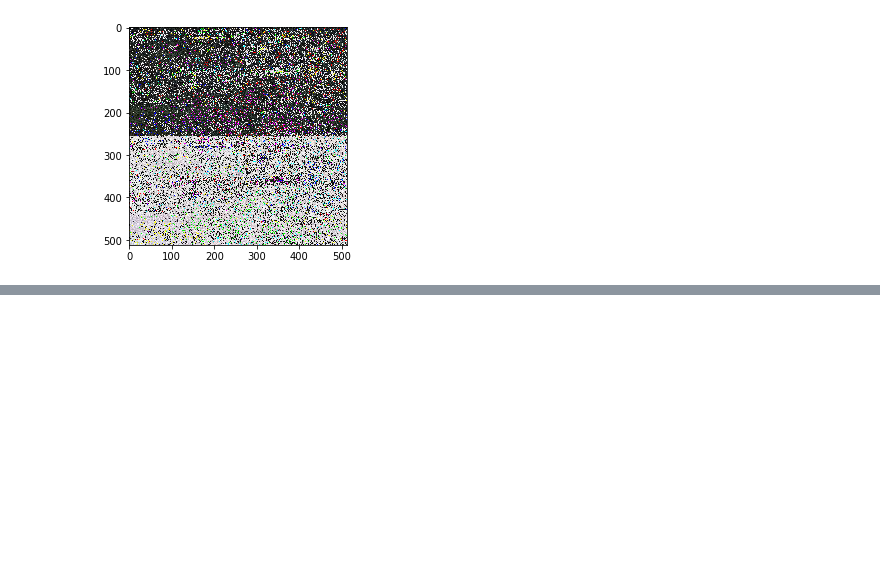
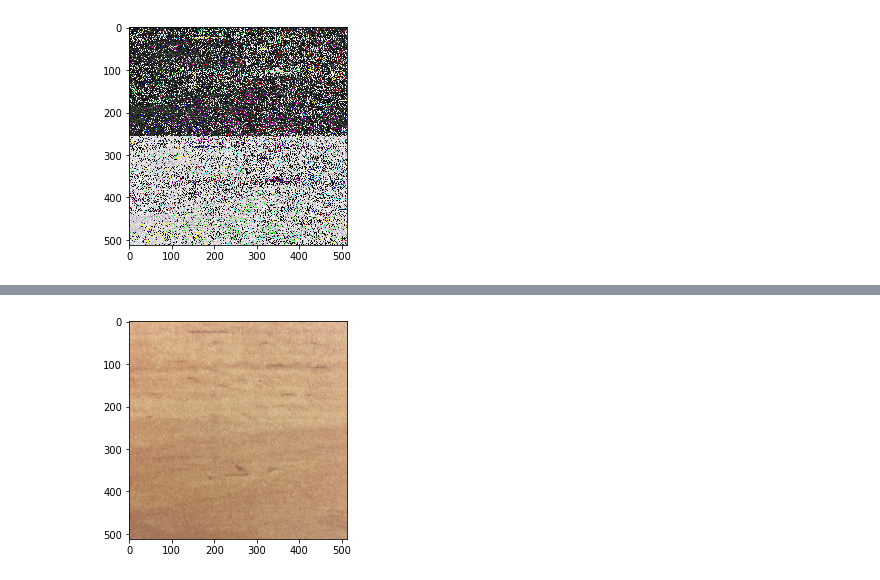
Before and after one commit to BU-IE-582/fall19-akinelden, a Jupyter notebook: Part1_soru12.ipynb, the cells around one changed output, grey strips where cells are left out. Drawn from its saved outputs; the diff is of its cells as text; code cells hidden in the pictures; blank space fills up the shorter version.

```diff
--- a/Part1_soru12.ipynb
+++ b/Part1_soru12.ipynb
@@ -110,0 +131,5 @@ pyplot.show()
+# %%
+pyplot.imshow(pix_5)
+pyplot.show()
+# %% [output]
+[figure, added]
```
Also changed, not shown: parts of 10 cells of this notebook.
